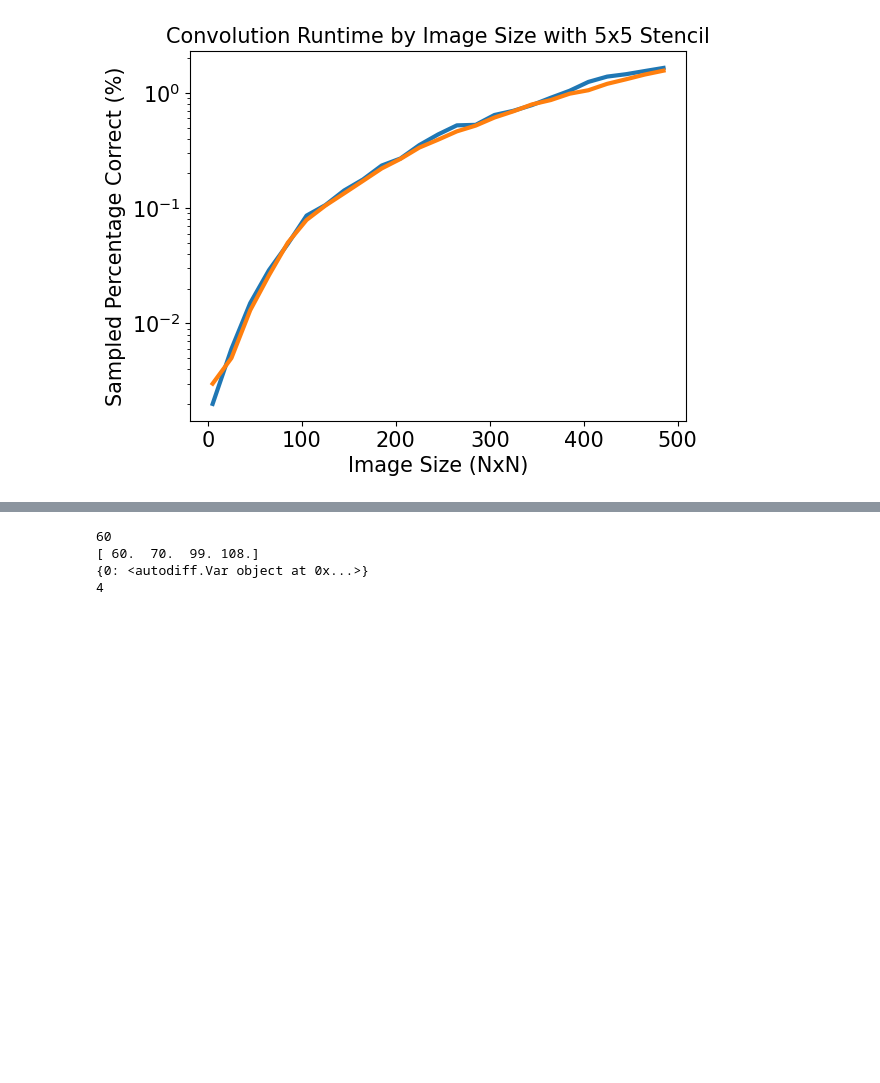
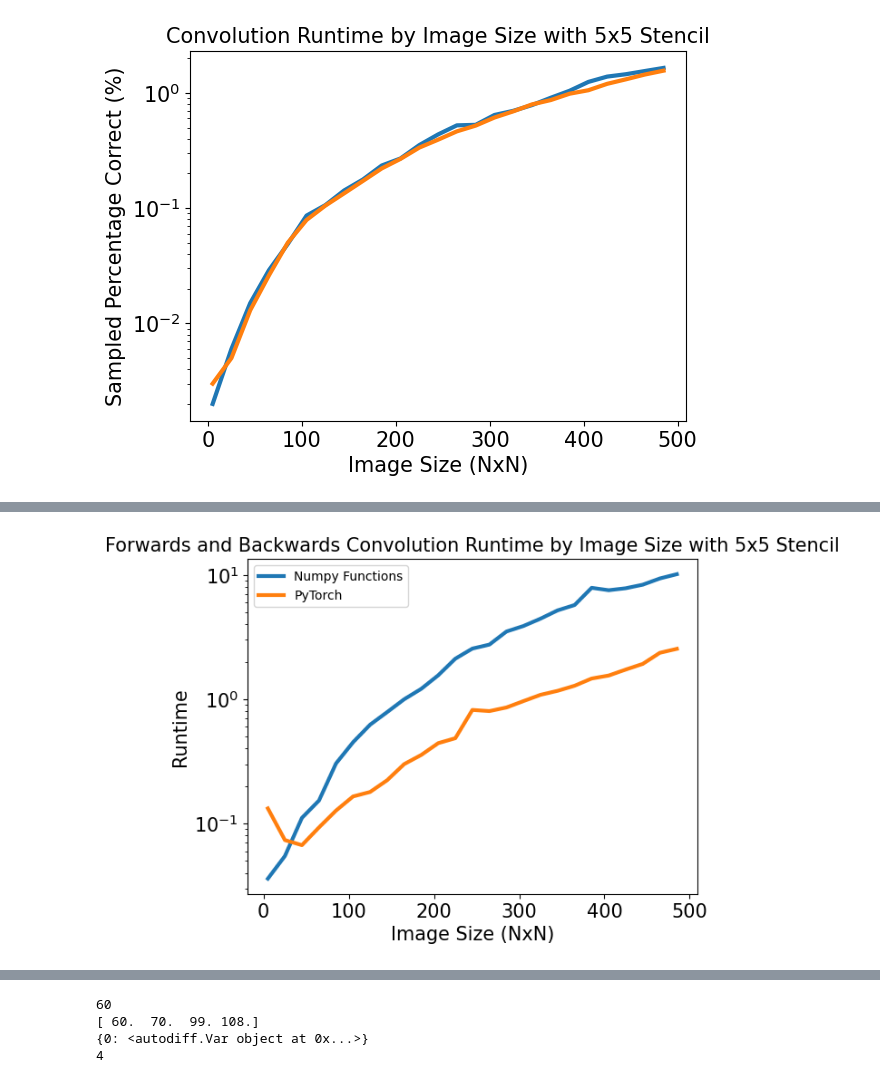
Before and after one commit to ryyanmapes/Neural-Networks-from-Nothing, a Jupyter notebook: advanced_autodiff/experiments/developing_cnns.ipynb, the cells around one changed output, grey strips where cells are left out. Saved outputs shown, nothing was run; the diff lists cells and outputs as text; code cells hidden in the pictures; blank space fills up the shorter version.

```diff
--- a/advanced_autodiff/experiments/developing_cnns.ipynb
+++ b/advanced_autodiff/experiments/developing_cnns.ipynb
@@ -551,0 +642,6 @@ plt.yscale("log")
+# %%
+config = ConvolutionTestConfig()
+config.do_backwards = True
+run_all(config)
+# %% [output]
+[figure, added]
```
Also changed, not shown: parts of 11 cells of this notebook, 4 other files.
